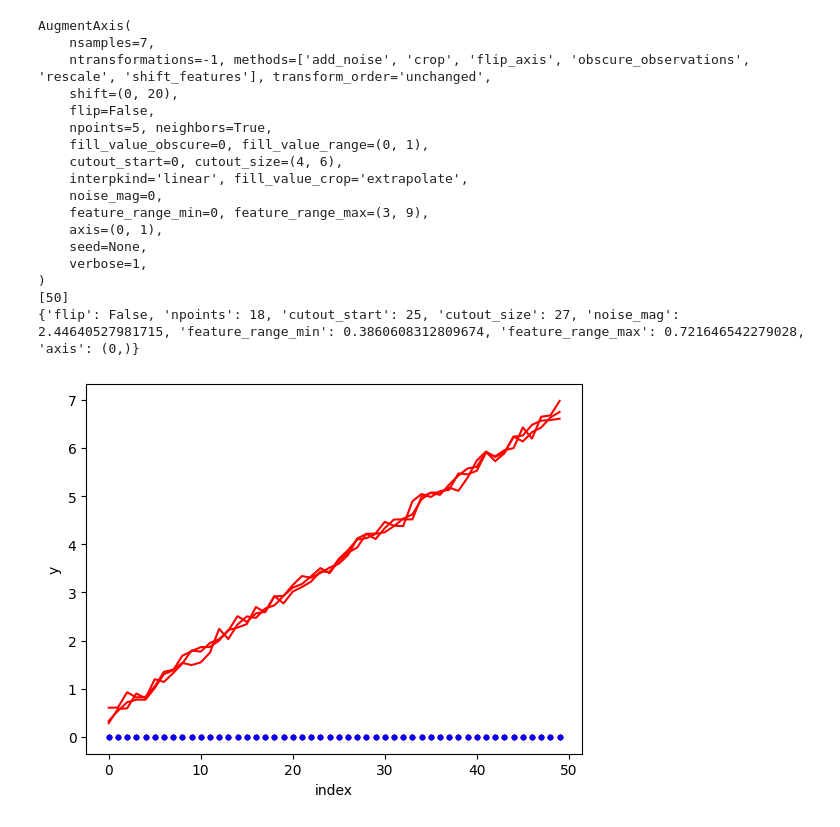
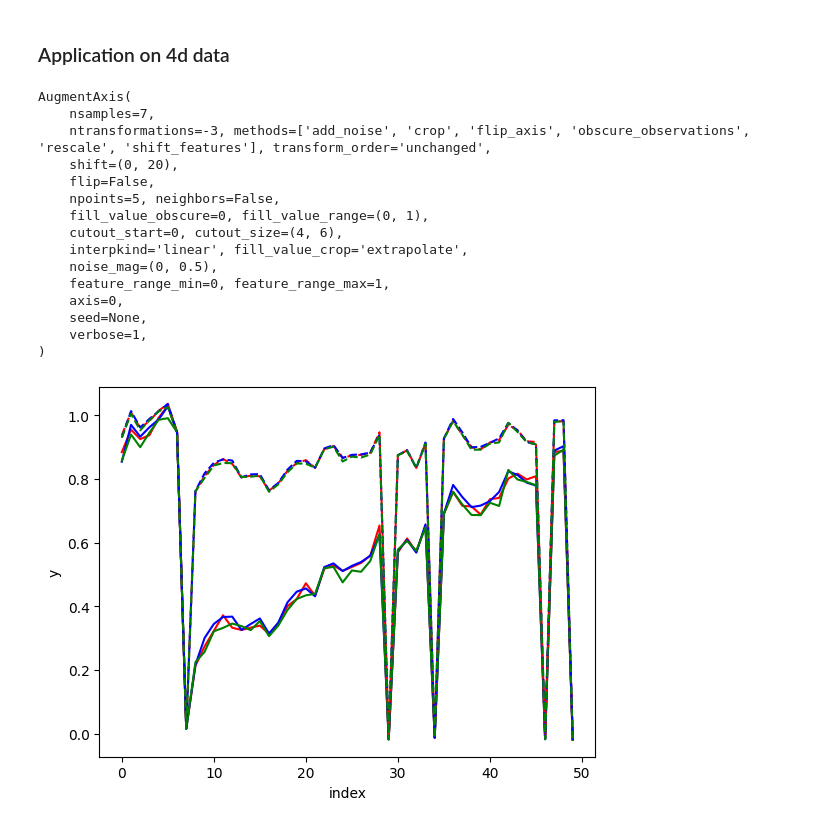
Before and after one commit to TheRedElement/astroLuSt, a Jupyter notebook: demos/synthetics_demo.ipynb, the cells around one changed output. Cells and saved outputs as stored; diff of their text form; code cells hidden in the pictures.

```diff
--- a/demos/synthetics_demo.ipynb
+++ b/demos/synthetics_demo.ipynb
@@ -32,7 +44,7 @@ def generate_4d(
     return X
 
 X = generate_4d(
-    shape=(23,50,10,3),
+    shape=(23,50,2,3),
     xmin=0, xmax=2*np.pi,
     # func=np.sin,
     func=None,
@@ -62,85 +74,62 @@ plt.show()
+# %% [markdown]
+### Application on 4d data
 # %%
 importlib.reload(ald)
 AA = ald.AugmentAxis(
-    nsamples=7,
+    nsamples=7, ntransformations=-3,
     shift=(0,20), methods=None, transform_order=None,
-    npoints=5, neighbors=True,
+    npoints=5, neighbors=False,
     fill_value_obscure=0, fill_value_range=(0,1),
     cutout_start=0, cutout_size=(4,6),
     interpkind=None, fill_value_crop=None,
-    noise_mag=None,
-    feature_range_min=0, feature_range_max=(3,9),
-    axis=(0,1),
+    noise_mag=(0,0.5),
+    feature_range_min=None, feature_range_max=None,
+    axis=(0),
     seed=None,
     verbose=1,
 )
 print(AA)
 
-# for i in range(1):
-
-#     x_ = AA.apply_transform(
-#         # X3d[0],
-#         X[0],
-#         ntransformations=-1,
-#         transform_parameters={'noise_mag':3,'axis':(0)},
-#         methods=None,
-#         # methods=[ 'obscure_observations', 'rescale',],
-#         # methods=[ 'obscure_observations'],
-#         # methods=[ 'rescale'],
-#         transform_order='random',
-#         # transform_order='unchanged',
-#         # transform_order=None,
-#     )
-# print(x_.shape)
-
 AA.fit(X)
-# AA.get_random_transform(X.shape[1:], axis=(0,1))
 AA.random_transform(X[0], axis=(0,1))
 X_new, y_new, y1  = AA.flow(X,
-# X_new = AA.flow(X,
     y=y,
     X_misc=[y],
-    # sample_weights=np.ones(len(X))/len(X)),
     sample_weights=None,
 )
 
 
 #visualize
 fig = plt.figure()
 ax1 = fig.add_subplot(111)
 #4d
-ax1.plot(X[0,:,0,:], 'r-')
-# ax1.plot(X[0,:,1,:], 'b-')
-ax1.plot(X_new[0,:,0,:], 'r.')
-ax1.plot(X_new[0,:,1,:], 'b.')
-# ax1.plot(x_[:,1,0], 'b.')
-# ax1.plot(x_[:,1,1], 'r.')
-# ax1.plot(x_[:,1,2], 'g.')
-
-#3d
-# ax1.plot(X3d[0,:], 'r-')
-# ax1.plot(x_[:,0], 'r.')
+# ax1.plot(X[0,:,0,:], 'r:')
+# ax1.plot(X[0,:,1,:], 'b:')
+ax1.plot(X_new[0,:,0,0], 'r-')
+ax1.plot(X_new[0,:,0,1], 'b-')
+ax1.plot(X_new[0,:,0,2], 'g-')
+ax1.plot(X_new[0,:,1,0], 'r--')
+ax1.plot(X_new[0,:,1,1], 'b--')
+ax1.plot(X_new[0,:,1,2], 'g--')
 
 
 ax1.set_xlabel('index')
 ax1.set_ylabel('y')
 plt.show()
 # %% [output]
 AugmentAxis(
     nsamples=7,
-    ntransformations=-1, methods=['add_noise', 'crop', 'flip_axis', 'obscure_observations', 'rescale', 'shift_features'], transform_order='unchanged',
+    ntransformations=-3, methods=['add_noise', 'crop', 'flip_axis', 'obscure_observations', 'rescale', 'shift_features'], transform_order='unchanged',
     shift=(0, 20),
     flip=False,
-    npoints=5, neighbors=True,
+    npoints=5, neighbors=False,
     fill_value_obscure=0, fill_value_range=(0, 1),
     cutout_start=0, cutout_size=(4, 6),
     interpkind='linear', fill_value_crop='extrapolate',
-    noise_mag=0,
-    feature_range_min=0, feature_range_max=(3, 9),
-    axis=(0, 1),
+    noise_mag=(0, 0.5),
+    feature_range_min=0, feature_range_max=1,
+    axis=0,
     seed=None,
     verbose=1,
 )
-[50]
-{'flip': False, 'npoints': 18, 'cutout_start': 25, 'cutout_size': 27, 'noise_mag': 2.44640527981715, 'feature_range_min': 0.3860608312809674, 'feature_range_max': 0.721646542279028, 'axis': (0,)}
-[figure, old version]
+[figure, new version]
```
Also changed, not shown: parts of 6 cells of this notebook.
